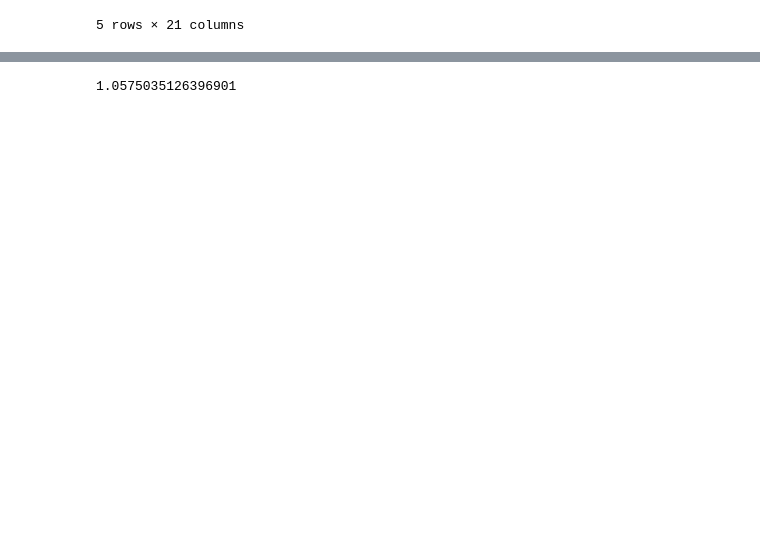
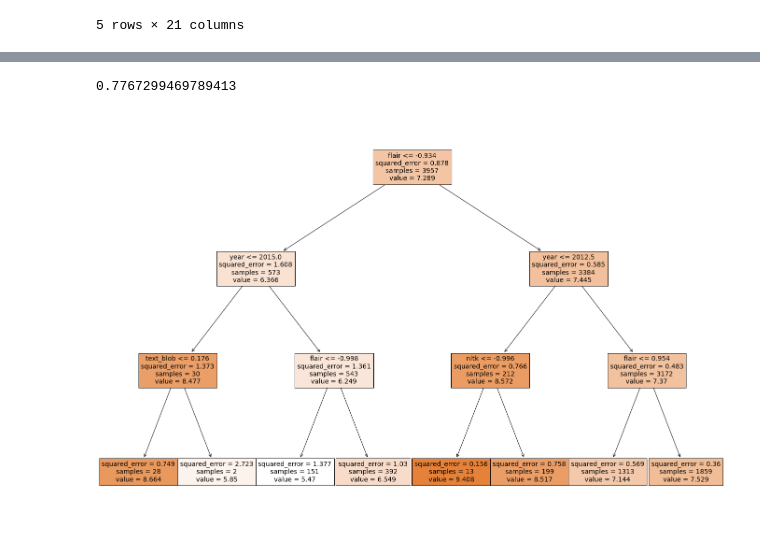
Before and after one commit to arthurcerveira/Review-Rating-Prediction, a Jupyter notebook: review_score_prediction.ipynb, the cells around one changed output, grey strips where cells are left out. Drawn from its saved outputs; the diff is of its cells as text; code cells hidden in the pictures; blank space fills up the shorter version.

```diff
--- a/review_score_prediction.ipynb
+++ b/review_score_prediction.ipynb
@@ -243,9 +280,21 @@ X_train.head()
 # %%
-tree_model = DecisionTreeRegressor(random_state=42)
+from sklearn.tree import DecisionTreeRegressor, plot_tree
+from sklearn.metrics import mean_squared_error
+
+tree_model = DecisionTreeRegressor(random_state=42, max_depth=3)
 tree_model.fit(X_train, y_train)
 y_pred = tree_model.predict(X_test)
 
 mse = mean_squared_error(y_test, y_pred, squared=False)
 mse
 # %% [output]
-1.0575035126396901
+0.7767299469789413
+# %%
+from matplotlib import pyplot as plt
+
+plt.figure(figsize=(24,16))
+plot_tree(tree_model, feature_names=X.columns, filled=True)
+
+pass  # Avoid plot_tree to print text
+# %% [output]
+[figure, added]
```
Also changed, not shown: parts of 40 cells of this notebook.
